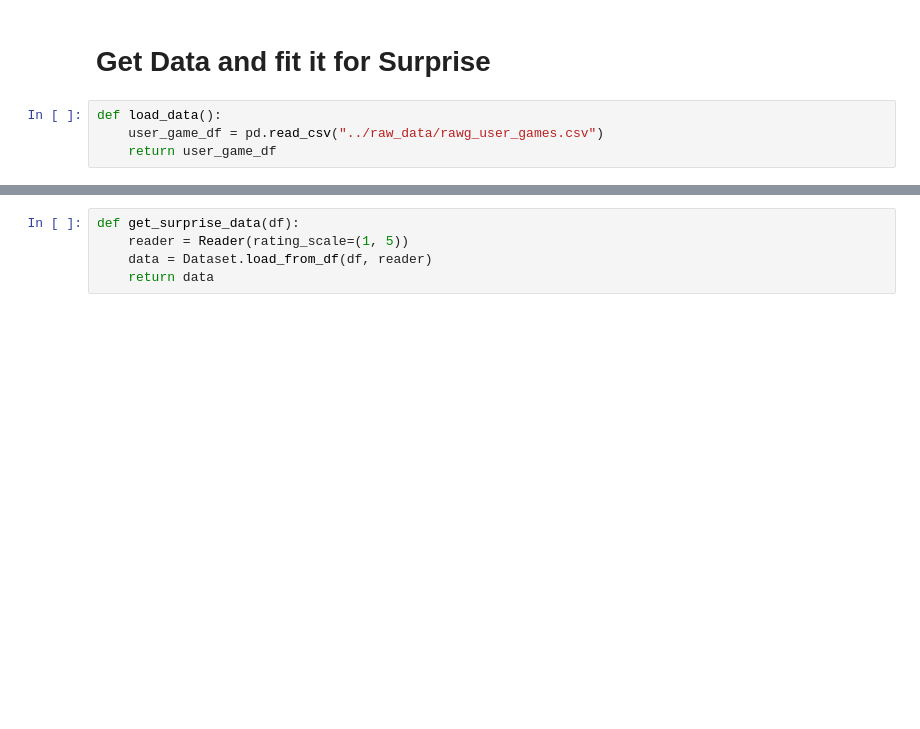
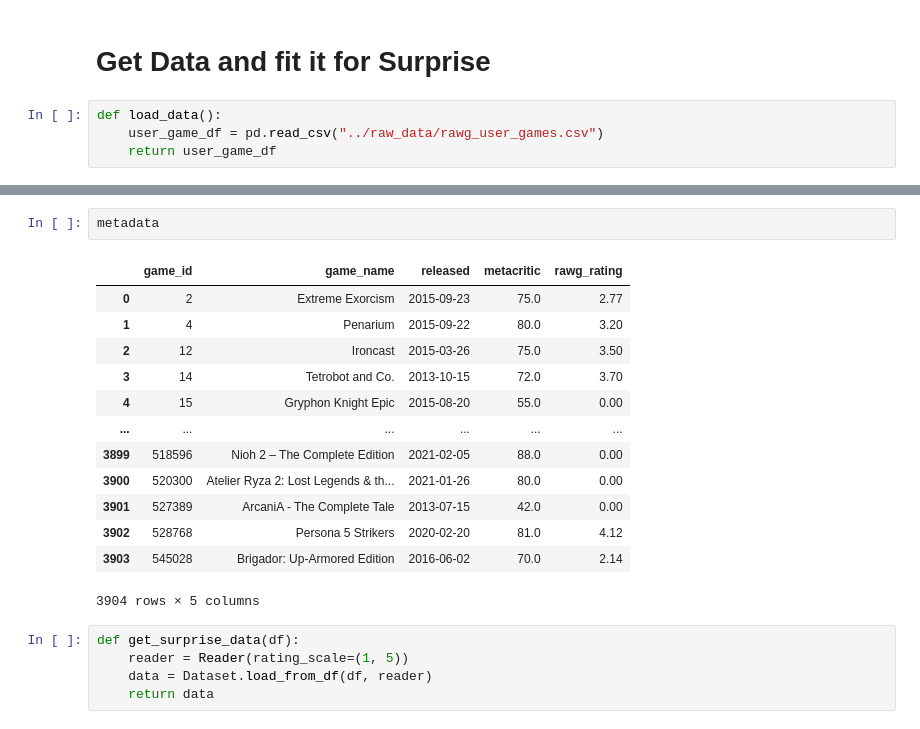
Before and after one commit to Agnes-Lain/game_one, a Jupyter notebook: notebooks/gl-rating-surprise-model-with-prediction.ipynb, the cells around one changed output, grey strips where cells are left out. Drawn from its saved outputs; the diff is of its cells as text; blank space fills up the shorter version.

```diff
--- a/notebooks/gl-rating-surprise-model-with-prediction.ipynb
+++ b/notebooks/gl-rating-surprise-model-with-prediction.ipynb
@@ -28,3 +36,19 @@ rating_df, metadata = get_ratings_and_meta(data)
+# %%
+metadata
+# %% [output]
+|  | game_id | game_name | released | metacritic | rawg_rating |
+| 0 | 2 | Extreme Exorcism | 2015-09-23 | 75.0 | 2.77 |
+| 1 | 4 | Penarium | 2015-09-22 | 80.0 | 3.20 |
+| 2 | 12 | Ironcast | 2015-03-26 | 75.0 | 3.50 |
+| 3 | 14 | Tetrobot and Co. | 2013-10-15 | 72.0 | 3.70 |
+| 4 | 15 | Gryphon Knight Epic | 2015-08-20 | 55.0 | 0.00 |
+| ... | ... | ... | ... | ... | ... |
+| 3899 | 518596 | Nioh 2 – The Complete Edition | 2021-02-05 | 88.0 | 0.00 |
+| 3900 | 520300 | Atelier Ryza 2: Lost Legends & th... | 2021-01-26 | 80.0 | 0.00 |
+| 3901 | 527389 | ArcaniA - The Complete Tale | 2013-07-15 | 42.0 | 0.00 |
+| 3902 | 528768 | Persona 5 Strikers | 2020-02-20 | 81.0 | 4.12 |
+| 3903 | 545028 | Brigador: Up-Armored Edition | 2016-06-02 | 70.0 | 2.14 |
+3904 rows × 5 columns
 # %%
 def get_surprise_data(df):
     reader = Reader(rating_scale=(1, 5))
```
Also changed, not shown: parts of 9 cells of this notebook.
